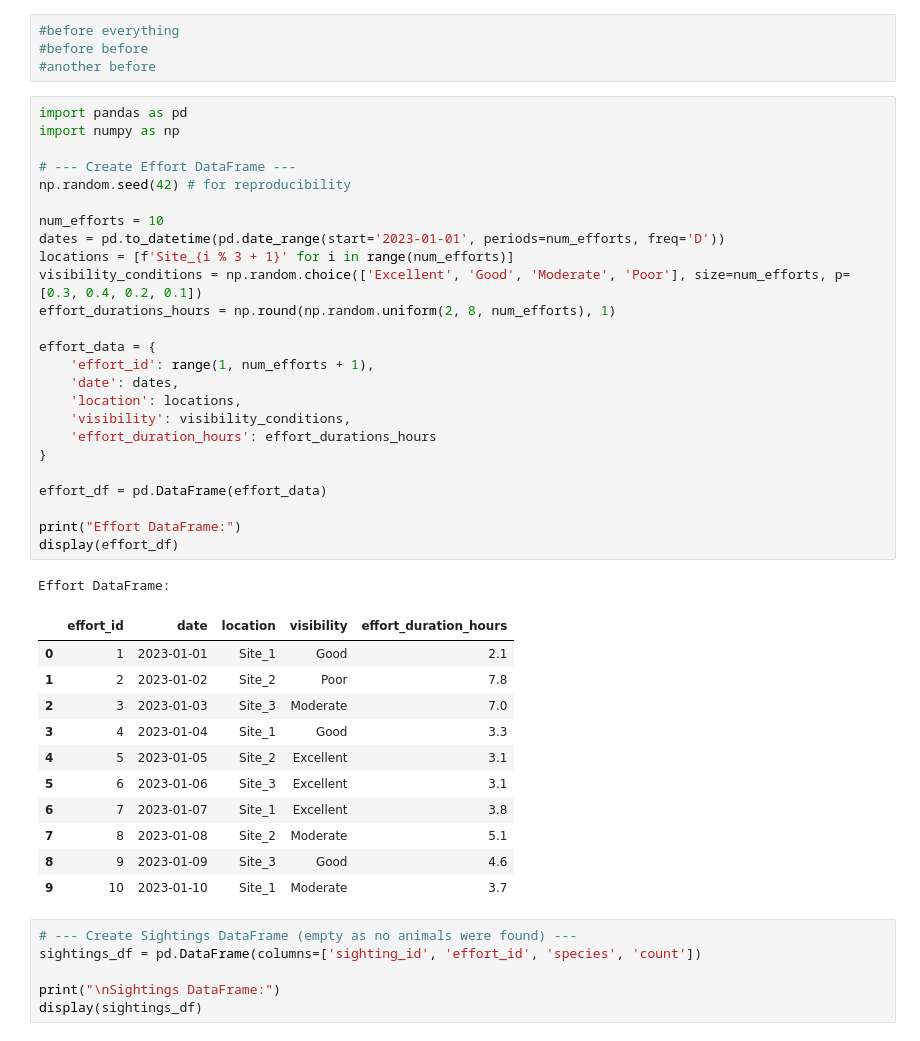
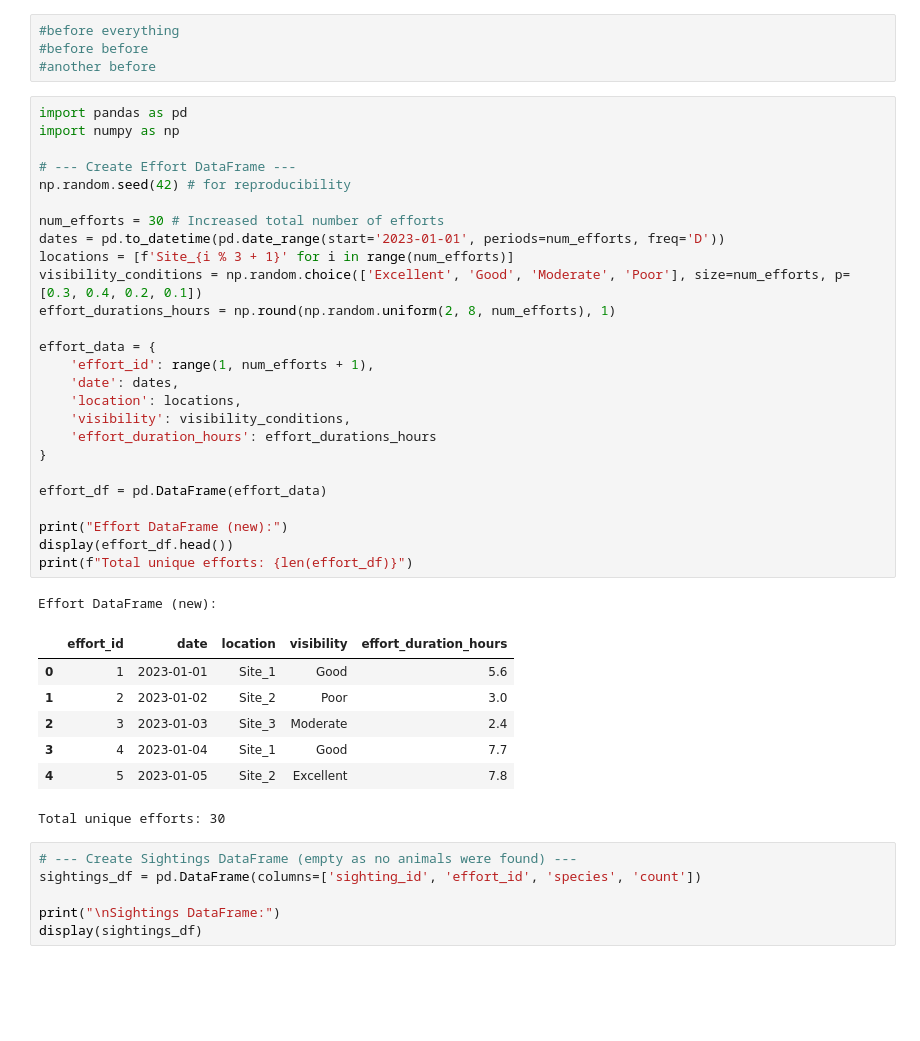
Before and after one commit to rodrigo-koblitz/shared_particular_colabs, a Jupyter notebook: evolution_hirarquical.ipynb, the cells around one changed output. Drawn from its saved outputs; the diff is of its cells as text; blank space fills up the shorter version.

```diff
--- a/evolution_hirarquical.ipynb
+++ b/evolution_hirarquical.ipynb
@@ -7,41 +7,38 @@
 # %%
 import pandas as pd
 import numpy as np
 
 # --- Create Effort DataFrame ---
 np.random.seed(42) # for reproducibility
 
-num_efforts = 10
+num_efforts = 30 # Increased total number of efforts
 dates = pd.to_datetime(pd.date_range(start='2023-01-01', periods=num_efforts, freq='D'))
 locations = [f'Site_{i % 3 + 1}' for i in range(num_efforts)]
 visibility_conditions = np.random.choice(['Excellent', 'Good', 'Moderate', 'Poor'], size=num_efforts, p=[0.3, 0.4, 0.2, 0.1])
 effort_durations_hours = np.round(np.random.uniform(2, 8, num_efforts), 1)
 
 effort_data = {
     'effort_id': range(1, num_efforts + 1),
     'date': dates,
     'location': locations,
     'visibility': visibility_conditions,
     'effort_duration_hours': effort_durations_hours
 }
 
 effort_df = pd.DataFrame(effort_data)
 
-print("Effort DataFrame:")
-display(effort_df)
+print("Effort DataFrame (new):")
+display(effort_df.head())
+print(f"Total unique efforts: {len(effort_df)}")
 # %% [output]
-Effort DataFrame:
+Effort DataFrame (new):
 |  | effort_id | date | location | visibility | effort_duration_hours |
-| 0 | 1 | 2023-01-01 | Site_1 | Good | 2.1 |
-| 1 | 2 | 2023-01-02 | Site_2 | Poor | 7.8 |
-| 2 | 3 | 2023-01-03 | Site_3 | Moderate | 7.0 |
-| 3 | 4 | 2023-01-04 | Site_1 | Good | 3.3 |
-| 4 | 5 | 2023-01-05 | Site_2 | Excellent | 3.1 |
-| 5 | 6 | 2023-01-06 | Site_3 | Excellent | 3.1 |
-| 6 | 7 | 2023-01-07 | Site_1 | Excellent | 3.8 |
-| 7 | 8 | 2023-01-08 | Site_2 | Moderate | 5.1 |
-| 8 | 9 | 2023-01-09 | Site_3 | Good | 4.6 |
-| 9 | 10 | 2023-01-10 | Site_1 | Moderate | 3.7 |
+| 0 | 1 | 2023-01-01 | Site_1 | Good | 5.6 |
+| 1 | 2 | 2023-01-02 | Site_2 | Poor | 3.0 |
+| 2 | 3 | 2023-01-03 | Site_3 | Moderate | 2.4 |
+| 3 | 4 | 2023-01-04 | Site_1 | Good | 7.7 |
+| 4 | 5 | 2023-01-05 | Site_2 | Excellent | 7.8 |
+Total unique efforts: 30
 # %%
 # --- Create Sightings DataFrame (empty as no animals were found) ---
 sightings_df = pd.DataFrame(columns=['sighting_id', 'effort_id', 'species', 'count'])
```
Also changed, not shown: parts of 151 cells of this notebook.
